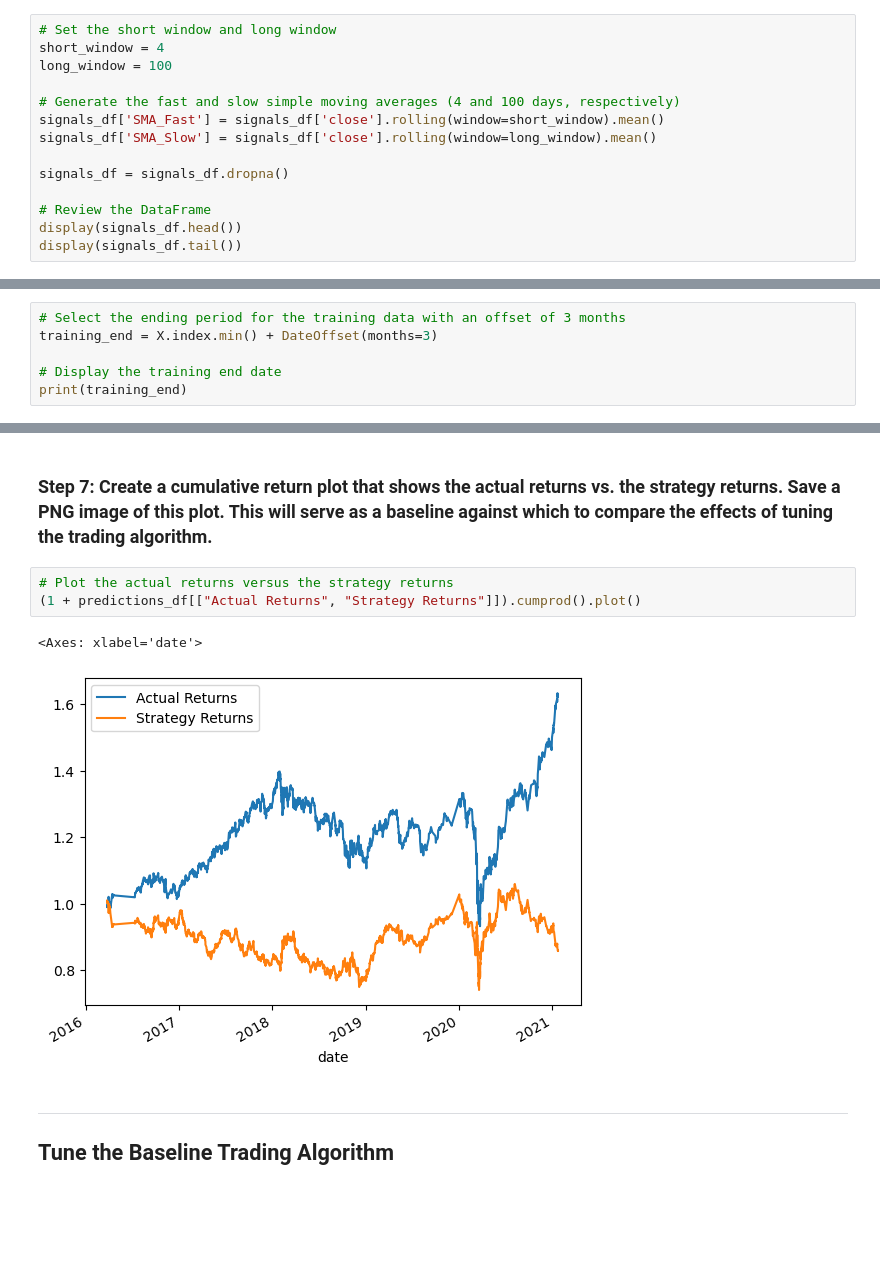
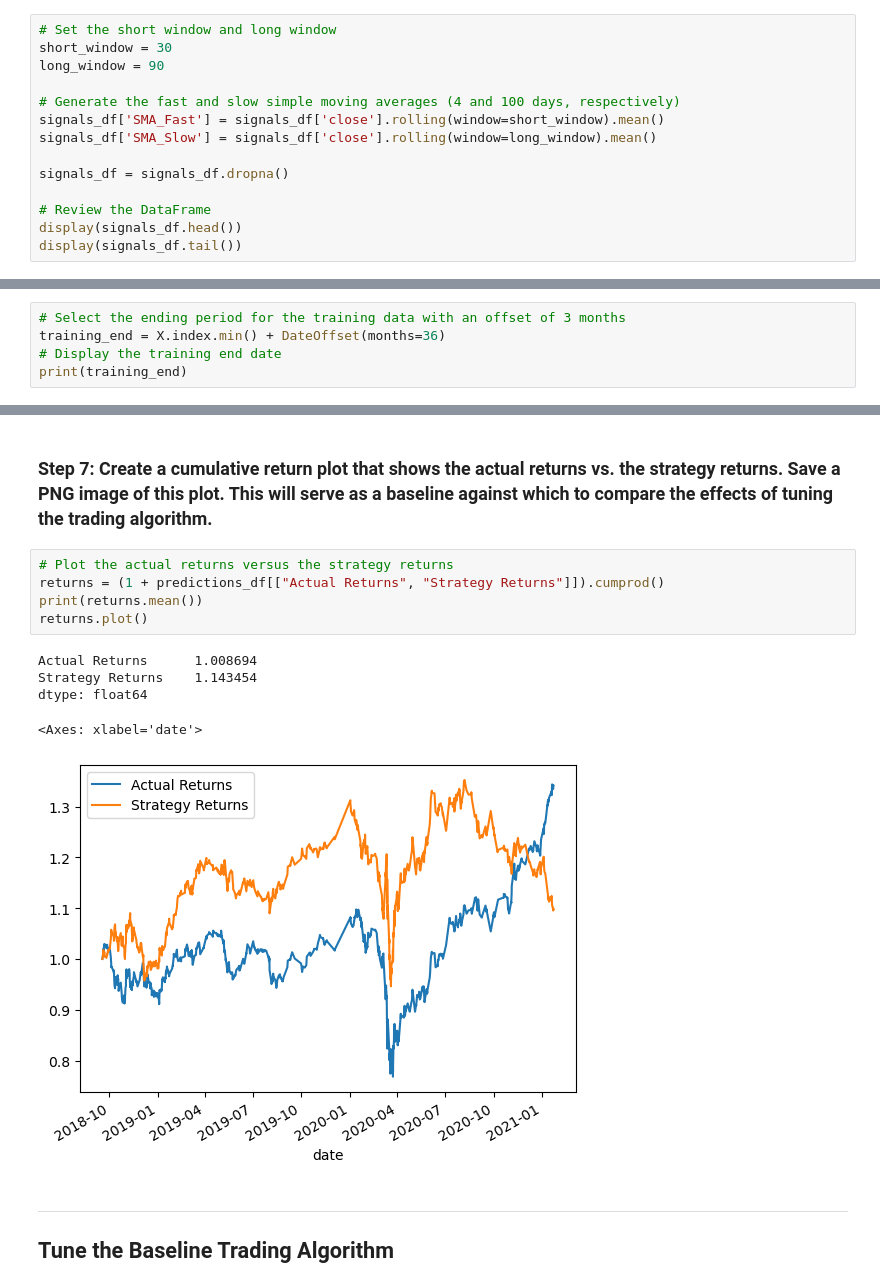
Before and after one commit to EthanB1/Algo-Trading, a Jupyter notebook: machine_learning_trading_bot.ipynb, the cells around one changed output, grey strips where cells are left out. Drawn from its saved outputs; the diff is of its cells as text; blank space fills up the shorter version.

```diff
--- a/machine_learning_trading_bot.ipynb
+++ b/machine_learning_trading_bot.ipynb
@@ -136,8 +136,8 @@ display(signals_df.tail())
 ## Step 2: Generate trading signals using short- and long-window SMA values.
 # %%
 # Set the short window and long window
-short_window = 4
-long_window = 100
+short_window = 30
+long_window = 90
 
 # Generate the fast and slow simple moving averages (4 and 100 days, respectively)
 signals_df['SMA_Fast'] = signals_df['close'].rolling(window=short_window).mean()
@@ -262,7 +262,6 @@ print(training_begin)
 # %%
 # Select the ending period for the training data with an offset of 3 months
-training_end = X.index.min() + DateOffset(months=3)
-
+training_end = X.index.min() + DateOffset(months=36)
 # Display the training end date
 print(training_end)
 # %% [output]
@@ -381,10 +380,15 @@ display(predictions_df.tail())
 ### Step 7: Create a cumulative return plot that shows the actual returns vs. the strategy returns. Save a PNG image of this plot. This will serve as a baseline against which to compare the effects of tuning the trading algorithm.
 # %%
 # Plot the actual returns versus the strategy returns
-(1 + predictions_df[["Actual Returns", "Strategy Returns"]]).cumprod().plot()
+returns = (1 + predictions_df[["Actual Returns", "Strategy Returns"]]).cumprod()
+print(returns.mean())
+returns.plot()
 # %% [output]
-<Axes: xlabel='date'>
+Actual Returns      1.008694
+Strategy Returns    1.143454
+dtype: float64
+<Axes: xlabel='date'>
-[figure, old version]
+[figure, new version]
 # %% [markdown]
 ---
 
```
Also changed, not shown: parts of 20 cells of this notebook.
